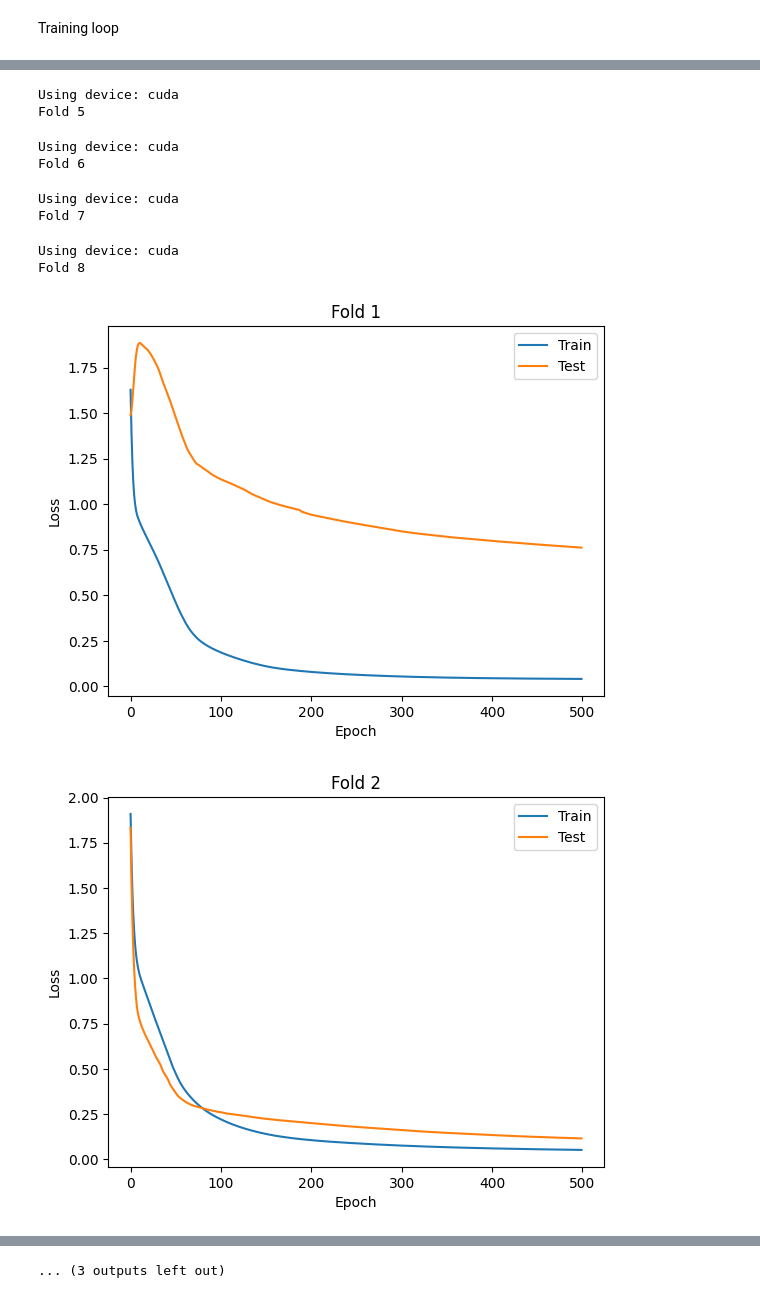
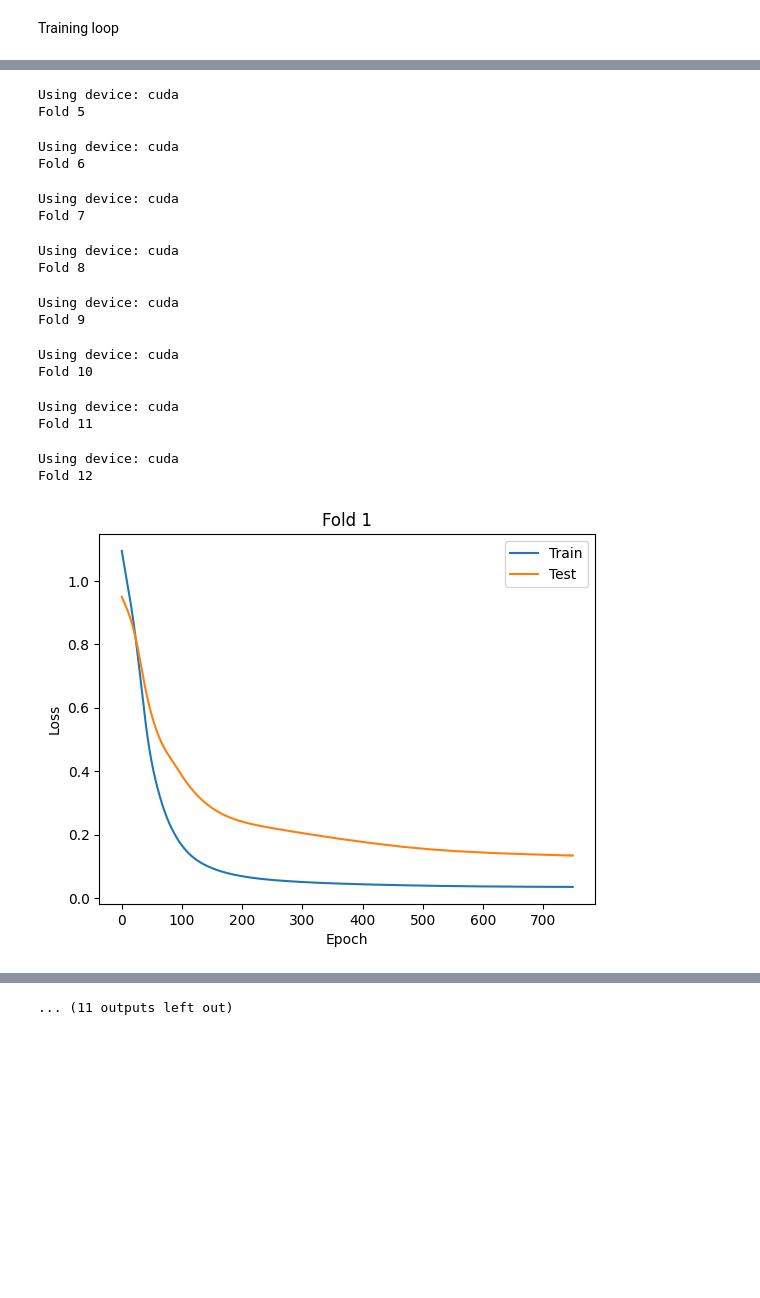
Before and after one commit to pawelzeja098/Race-optimization-reinforcement-learning, a Jupyter notebook: ai/MLPstate_predictor.ipynb, the cells around one changed output, grey strips where cells are left out. Drawn from its saved outputs; the diff is of its cells as text; code cells hidden in the pictures; blank space fills up the shorter version.

Commit message:
add impact data, update learn parameters

```diff
--- a/ai/MLPstate_predictor.ipynb
+++ b/ai/MLPstate_predictor.ipynb
@@ -18,13 +18,13 @@ from sklearn.metrics import mean_squared_error, f1_score
 MLP model
 # %%
 class RaceModel(nn.Module):
-    def __init__(self):
+    def __init__(self,input_size,output_size):
         super().__init__()
         self.shared = nn.Sequential(
-            nn.Linear(32,128), nn.ReLU(),
+            nn.Linear(input_size,128), nn.ReLU(),
             nn.Linear(128,128), nn.ReLU()
         )
-        self.cont_head = nn.Linear(128,12)             # ciągłe
+        self.cont_head = nn.Linear(128,output_size)             # ciągłe
         # cat_classes = [10, 3, 3, 3, 3, 3, 3, 3, 3]  # ostatnia dentSeverity ma 3 klasy (0–2) (9 elementów)
         # self.cat_heads = nn.ModuleList([nn.Linear(128, n_classes) for n_classes in cat_classes])
         self.scaler_X = None
@@ -38,12 +38,13 @@ class RaceModel(nn.Module):
 
     def scale_input(self, X_grouped,Y_grouped):
          # --- Continous and discrete feature indices ---
-        cont_indices = [0,1,2,3,4,5,6,7,8,9,10,11]          # continuous
+        cont_indices_x = [0,1,2,3,4,5,6,7,8,9,10,11,12,13,14,15,16,17]     # continuous
+        cont_indices_y = [0,1,2,3,4,5,6,7,8,9,10,11]          # continuous
         # cat_indices  = [12,13,14,15,16,17,18,19]  # discrete
 
         # --- Scale continuous features ---
-        all_X_cont = np.vstack([x[:, cont_indices] for x in X_grouped])
-        all_Y_cont = np.vstack([y[:, cont_indices] for y in Y_grouped])
+        all_X_cont = np.vstack([x[:, cont_indices_x] for x in X_grouped])
+        all_Y_cont = np.vstack([y[:, cont_indices_y] for y in Y_grouped])
         self.scaler_X = StandardScaler().fit(all_X_cont)
         self.scaler_Y = StandardScaler().fit(all_Y_cont)
 
@@ -52,16 +53,16 @@ class RaceModel(nn.Module):
         Y_scaled_grouped = []
         for x_seq, y_seq in zip(X_grouped, Y_grouped):
             x_scaled = np.array(x_seq)
-            x_scaled[:, cont_indices] = self.scaler_X.transform(x_seq[:, cont_indices])
+            x_scaled[:, cont_indices_x] = self.scaler_X.transform(x_seq[:, cont_indices_x])
             X_scaled_grouped.append(x_scaled)
 
             y_scaled = np.array(y_seq)
-            y_scaled[:, cont_indices] = self.scaler_Y.transform(y_seq[:, cont_indices])
+            y_scaled[:, cont_indices_y] = self.scaler_Y.transform(y_seq[:, cont_indices_y])
             Y_scaled_grouped.append(y_scaled)
 
         # Conversion to torch tensors
         X_t = [torch.tensor(x, dtype=torch.float32) for x in X_scaled_grouped]
-        Y_cont_t = [torch.tensor(y[:, cont_indices], dtype=torch.float32) for y in Y_scaled_grouped]
+        Y_cont_t = [torch.tensor(y[:, cont_indices_y], dtype=torch.float32) for y in Y_scaled_grouped]
         # Y_cat_t  = [[torch.tensor(y[:, idx], dtype=torch.long) for idx in cat_indices] for y in Y_grouped]
 
         return X_t, Y_cont_t
@@ -91,8 +92,8 @@ def load_data_from_db():
 
         X_seq, Y_seq = [], []
         for i in range(len(states) - 1):
-            X_seq.append(states[i][:-2])
-            Y_seq.append(states[i + 1][:-12])  # bez ostatnich 12 kolumn (pogoda)
+            X_seq.append(states[i][:-2]) # bez ostatnich 2 kolumn (ostatnie okrazenie, najlepsze okrazenie)
+            Y_seq.append(states[i + 1][:-24])  # bez ostatnich 24 kolumn (pogoda,uszkodzenia itp.)
 
         X_grouped.append(np.array(X_seq, dtype=float))
         Y_grouped.append(np.array(Y_seq, dtype=float))
@@ -103,6 +104,8 @@ Training loop
 # %%
 X, Y = load_data_from_db()
 
+input_size = X[0].shape[1]
+output_size = Y[0].shape[1]
 loo = LeaveOneOut()
 all_fold_train = []
 all_fold_test = []
@@ -111,11 +114,11 @@ for fold, (train_idx, test_idx) in enumerate(loo.split(X)):
 
     device = torch.device("cuda" if torch.cuda.is_available() else "cpu")
     print("Using device:", device)
-    model = RaceModel().to(device)
+    model = RaceModel(input_size, output_size).to(device)
 
     X, Y_cont = model.scale_input(X, Y)
 
-    optimizer = optim.Adam(model.parameters(), lr=1e-4)
+    optimizer = optim.Adam(model.parameters(), lr=5e-5)
     loss_cont = nn.MSELoss()
     loss_cat  = nn.CrossEntropyLoss()
 
@@ -142,7 +145,7 @@ for fold, (train_idx, test_idx) in enumerate(loo.split(X)):
     Y_cont_test = [y.to(device) for y in Y_cont_test]
     # Y_cat_test = [[y.to(device) for y in y_seq] for y_seq in Y_cat_test]
 
-    n_epochs = 500
+    n_epochs = 750
     for epoch in range(n_epochs):
         total_loss = 0.0
         model.train()
@@ -188,32 +191,39 @@ for fold, (train_idx, test_idx) in enumerate(loo.split(X)):
 
     # plt.plot(fold_train_losses, label=f'Fold {fold+1} Train', linestyle='-')
     # plt.plot(fold_test_losses,  label=f'Fold {fold+1} Test',  linestyle='--')
 
 for fold in range(len(all_fold_train)):
     plt.figure()
     plt.plot(all_fold_train[fold], label='Train')
     plt.plot(all_fold_test[fold], label='Test')
     plt.title(f'Fold {fold+1}')
     plt.xlabel('Epoch')
     plt.ylabel('Loss')
     plt.legend()
     plt.show()
 # %% [output]
 Using device: cuda
 Fold 1
 Using device: cuda
 Fold 2
 Using device: cuda
 Fold 3
 Using device: cuda
 Fold 4
 Using device: cuda
 Fold 5
 Using device: cuda
 Fold 6
 Using device: cuda
 Fold 7
 Using device: cuda
 Fold 8
+Using device: cuda
+Fold 9
+Using device: cuda
+Fold 10
+Using device: cuda
+Fold 11
+Using device: cuda
+Fold 12
-[figure, old version]
+[figure, new version]
-[figure, removed]
@@ -223,4 +230,4 @@ Fold 8
-... (3 outputs left out)
+... (11 outputs left out)
 # %%
 model.eval()
 all_mse = []
```
Also changed, not shown: parts of 3 cells of this notebook, 3 other files.
